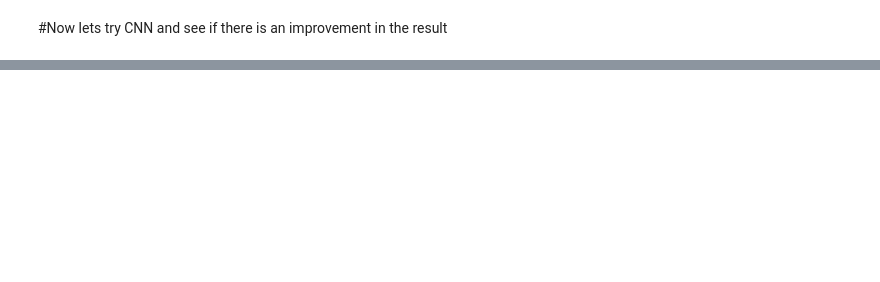
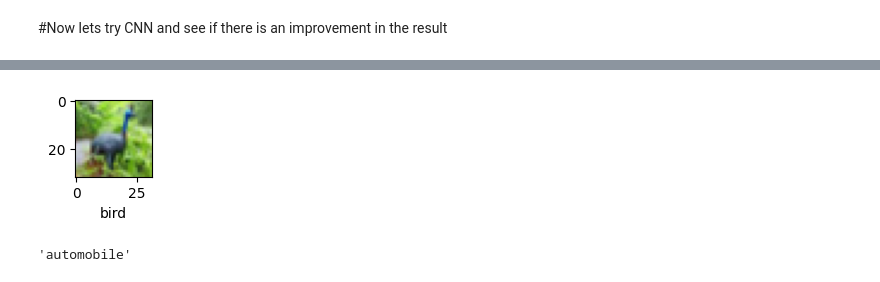
Before and after one commit to babatundeibukun/DEEP-LEARNING-PROJECT---COMPUTER, a Jupyter notebook: comparing_CNN_and_ANN.ipynb, the cells around one changed output, grey strips where cells are left out. Cells and saved outputs as stored; diff of their text form; code cells hidden in the pictures; blank space fills up the shorter version.

```diff
--- a/comparing_CNN_and_ANN.ipynb
+++ b/comparing_CNN_and_ANN.ipynb
@@ -144,0 +192,10 @@ Epoch 5/5
+# %%
+show_image(X_scaled_test, y_test_categorical, 6)
+# %% [output]
+[figure, added]
+# %%
+#Now we can say
+
+classes[y_preds[6]]
+# %% [output]
+'automobile'
```
Also changed, not shown: parts of 12 cells of this notebook.
